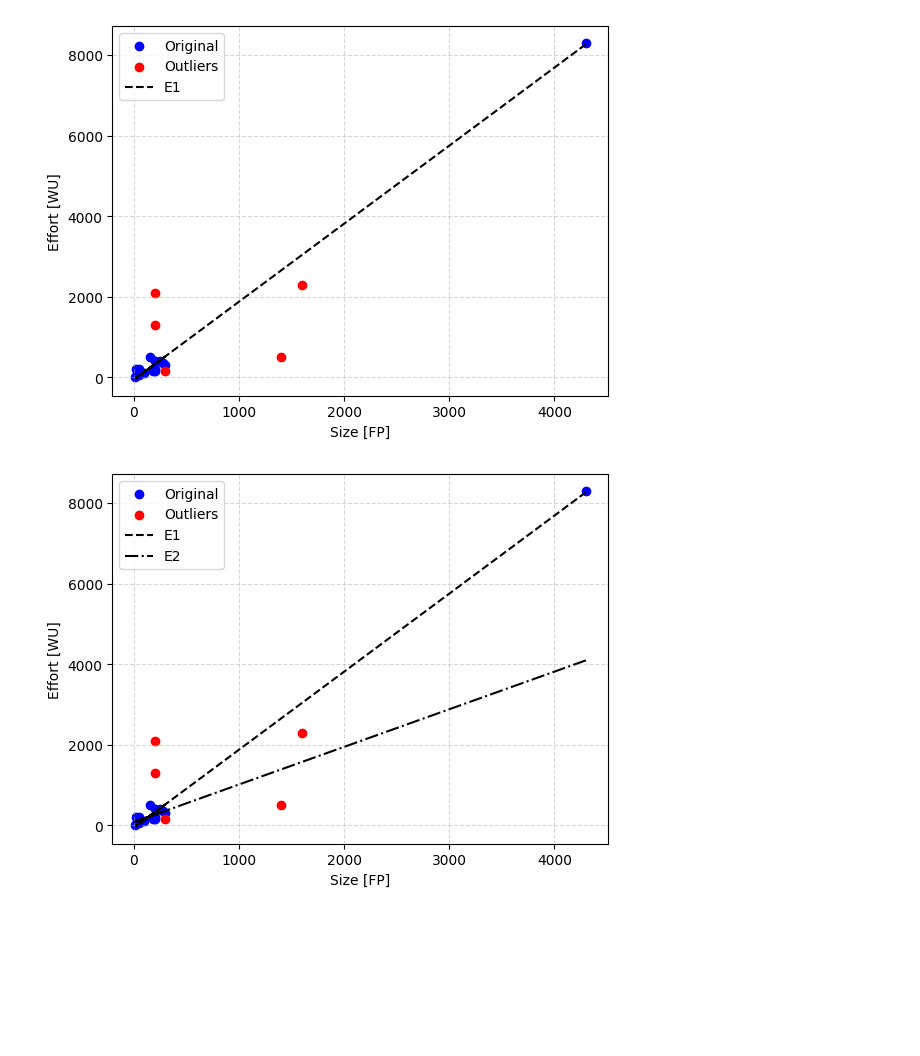
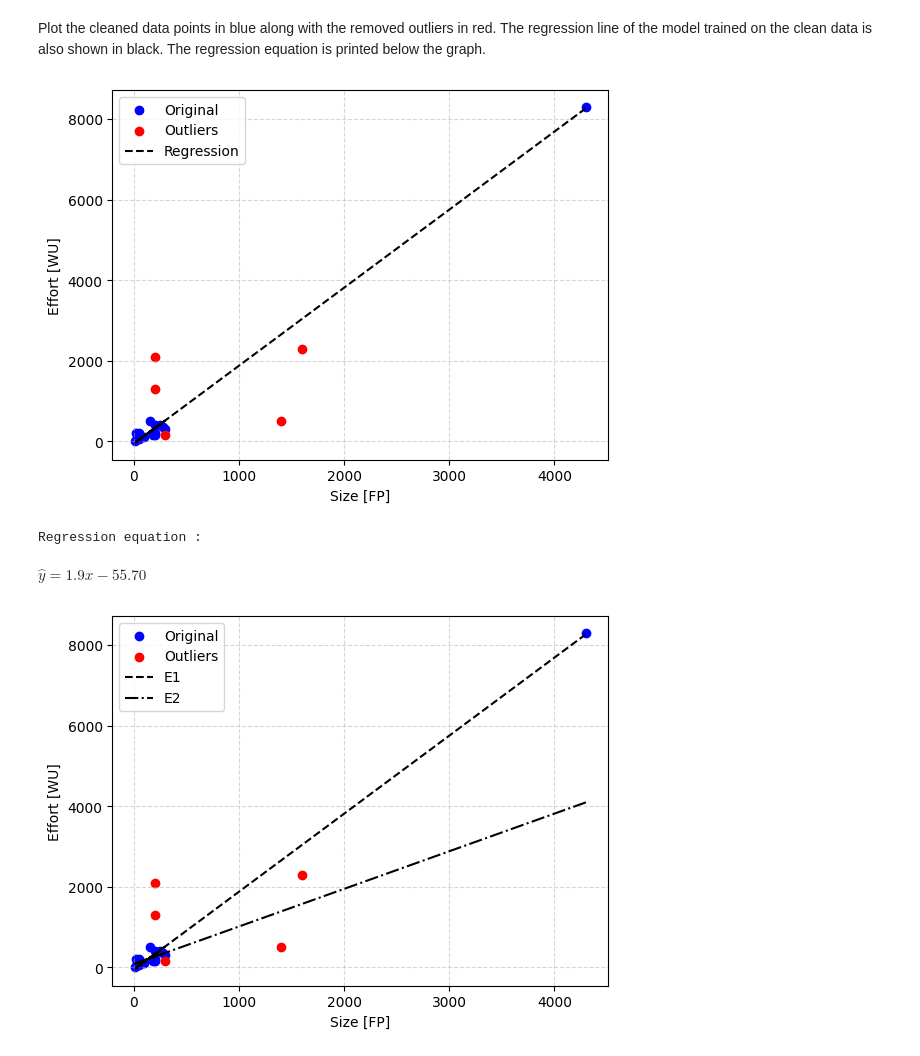
Before and after one commit to iannickgagnon/software_estimation_analysis_1_2023, a Jupyter notebook: main.ipynb, the cells around one changed output. Drawn from its saved outputs; the diff is of its cells as text; code cells hidden in the pictures; blank space fills up the shorter version.

Commit message:
Added first plot function.

```diff
--- a/main.ipynb
+++ b/main.ipynb
@@ -10,7 +12,7 @@ from sklearn.linear_model import LinearRegression
 # %%
 def get_data() -> Tuple[np.ndarray, np.ndarray]:
   """
-  Returns the independent and dependent variables as numpy arrays.
+  Returns the independent and dependent variables vectors as numpy arrays.
 
   Returns:
       Tuple[np.ndarray, np.ndarray]: A tuple containing two numpy arrays.
@@ -57,11 +75,11 @@ def build_model_remove_outliers(x: np.ndarray, y: np.ndarray) -> \
   Returns:
       (Tuple[np.ndarray, np.ndarray, np.ndarray, np.ndarray, LinearRegression]):
           A tuple containing:
-          - The independent variable numpy array after removing outliers.
-          - The dependent variable numpy array after removing outliers.
-          - A numpy array containing the values of the independent variable for each removed outlier.
-          - A numpy array containing the values of the dependent variable for each removed outlier.
-          - The resulting linear regression model.
+          - The independent variable after removing outliers.
+          - The dependent variable after removing outliers.
+          - The x-value of each removed outlier.
+          - The y-values of each removed outlier.
+          - The resulting linear regression model trained on the data with no outliers.
   """
 
   # Make local copies of input vectors
@@ -136,32 +154,46 @@ def build_model_remove_outliers(x: np.ndarray, y: np.ndarray) -> \
   model_no_outliers = LinearRegression().fit(x_clean, y_clean)
 
   return x_clean, y_clean, x_outliers, y_outliers, model_no_outliers
+# %% [markdown]
+Plot the cleaned data points in blue along with the removed outliers in red. The regression line of the model trained on the clean data is also shown in black. The regression equation is printed below the graph.
 # %%
-x_original, y_original = get_data()
+def generate_plot_1():
 
-x_clean, y_clean, x_outliers, y_outliers, model_no_outliers = build_model_remove_outliers(x_original, y_original)
+  # Get the original data
+  x_original, y_original = get_data()
 
-# Get the final model's predictions
-y_pred = model_no_outliers.predict(x_clean)
+  # Remove outliers and build model
+  x_clean, y_clean, x_outliers, y_outliers, model_no_outliers = build_model_remove_outliers(x_original, y_original)
 
+  # Get the final model's predictions
+  y_pred = model_no_outliers.predict(x_clean)
 
-# Create plots
-plt.scatter(x, y, color='b')
-plt.scatter(x_outlier, y_outlier, color='r')
-plt.plot(x, y_pred, '--k')
+  # Create plots
+  plt.scatter(x_clean, y_clean, color='b')
+  plt.scatter(x_outliers, y_outliers, color='r')
+  plt.plot(x_clean, y_pred, '--k')
 
-# Add axis labels
-plt.xlabel('Size [FP]')
-plt.ylabel('Effort [WU]')
+  # Add axis labels
+  plt.xlabel('Size [FP]')
+  plt.ylabel('Effort [WU]')
 
-# Add grid lines
-plt.grid(True, linestyle='--', alpha=0.5)
+  # Add grid lines
+  plt.grid(True, linestyle='--', alpha=0.5)
 
-# Add legend
-plt.legend(('Original', 'Outliers', 'E1'))
+  # Add legend
+  plt.legend(('Original', 'Outliers', 'Regression'))
 
-# Show plot
-plt.show()
+  # Show plot
+  plt.show()
+
+  # Show regression equation
+  print('Regression equation : ', end='')
+  slope, intercept = model_get_slope_intercept(model_no_outliers)
+  display(Math(r'\hat{y} = ' + f'{slope:.2}x{intercept:.2f}'))
+
+generate_plot_1()
 # %% [output]
-[figure, old version]
+[figure, new version]
+Regression equation :
+$\displaystyle \hat{y} = 1.9x-55.70$
 # %%
```
Also changed, not shown: parts of 8 cells of this notebook.
